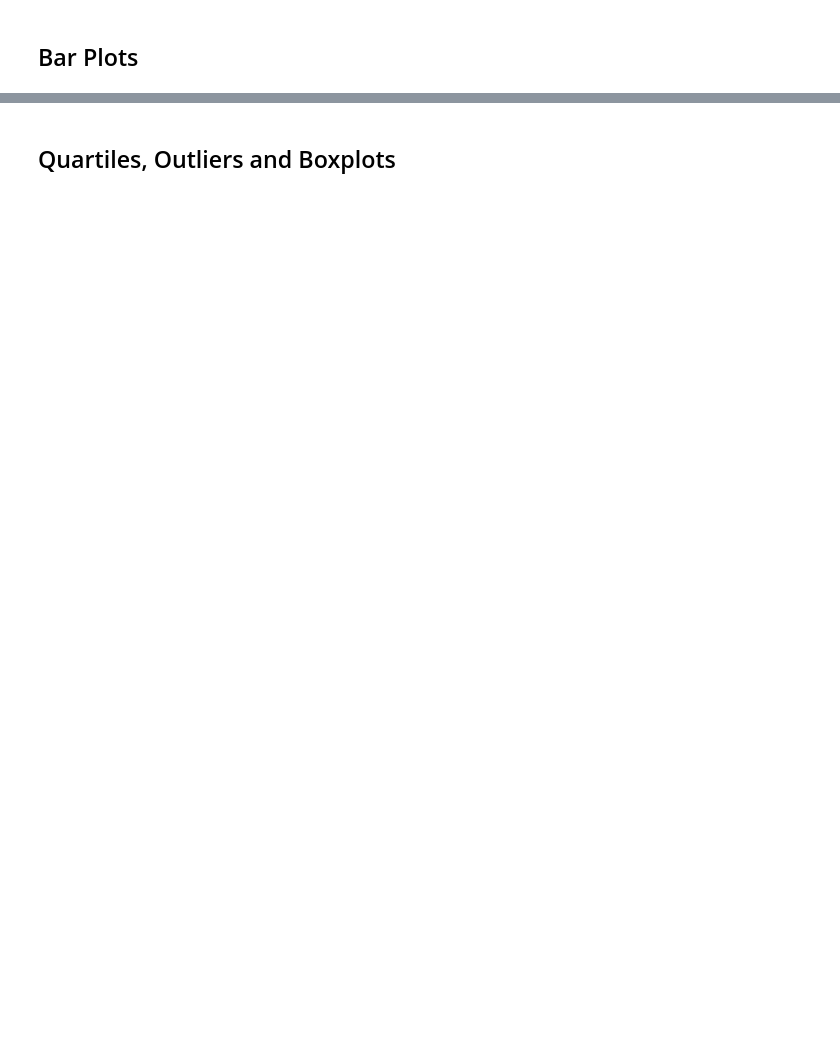
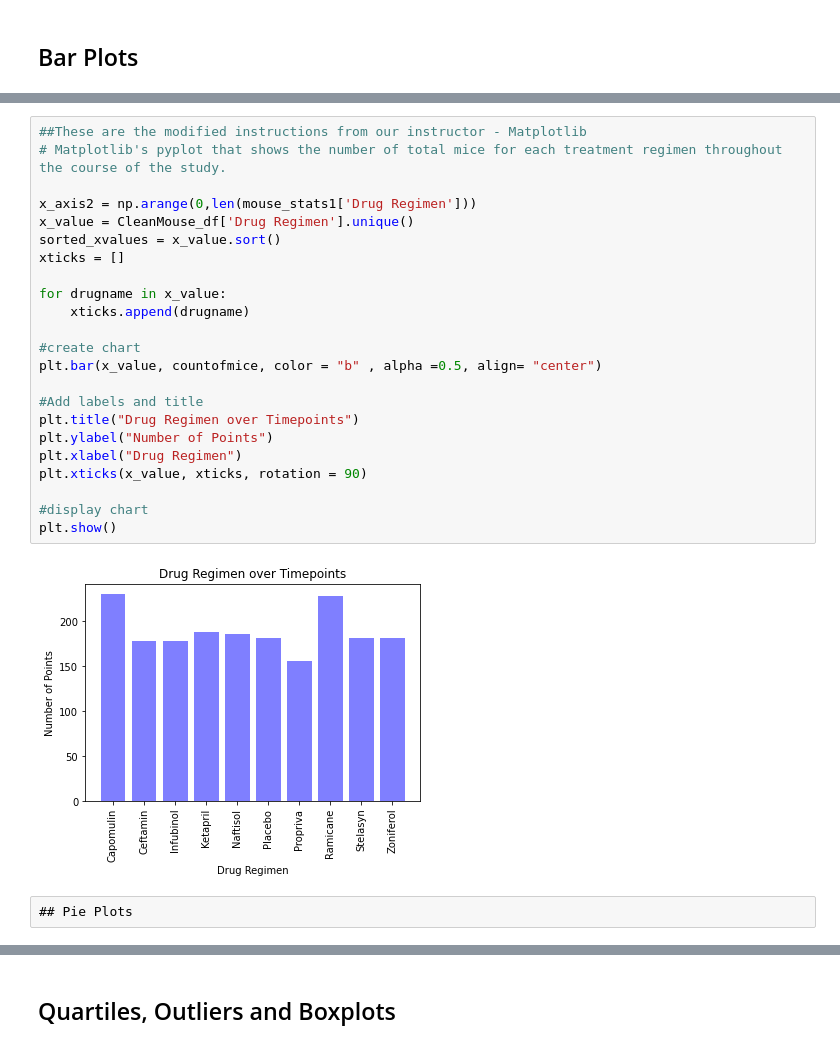
Before and after one commit to taftap8/matplotlib_challenge, a Jupyter notebook: Pymaceuticals/pymaceuticals_APT.ipynb, the cells around one changed output, grey strips where cells are left out. Saved outputs shown, nothing was run; the diff lists cells and outputs as text; blank space fills up the shorter version.

```diff
--- a/Pymaceuticals/pymaceuticals_APT.ipynb
+++ b/Pymaceuticals/pymaceuticals_APT.ipynb
@@ -118,2 +164,29 @@ CleanMouse_df["Mouse ID"].count()
+# %%
+##These are the modified instructions from our instructor - Matplotlib
+# Matplotlib's pyplot that shows the number of total mice for each treatment regimen throughout the course of the study.
+
+x_axis2 = np.arange(0,len(mouse_stats1['Drug Regimen']))
+x_value = CleanMouse_df['Drug Regimen'].unique()
+sorted_xvalues = x_value.sort()
+xticks = []
+
+for drugname in x_value:
+    xticks.append(drugname)
+
+#create chart
+plt.bar(x_value, countofmice, color = "b" , alpha =0.5, align= "center")
+
+#Add labels and title
+plt.title("Drug Regimen over Timepoints")
+plt.ylabel("Number of Points")
+plt.xlabel("Drug Regimen")
+plt.xticks(x_value, xticks, rotation = 90)
+
+#display chart
+plt.show()
+# %% [output]
+[figure, added]
+# %% [raw]
+## Pie Plots
 # %%
 # Generate a pie plot showing the distribution of female versus male mice using pandas
```
Also changed, not shown: parts of 18 cells of this notebook.
